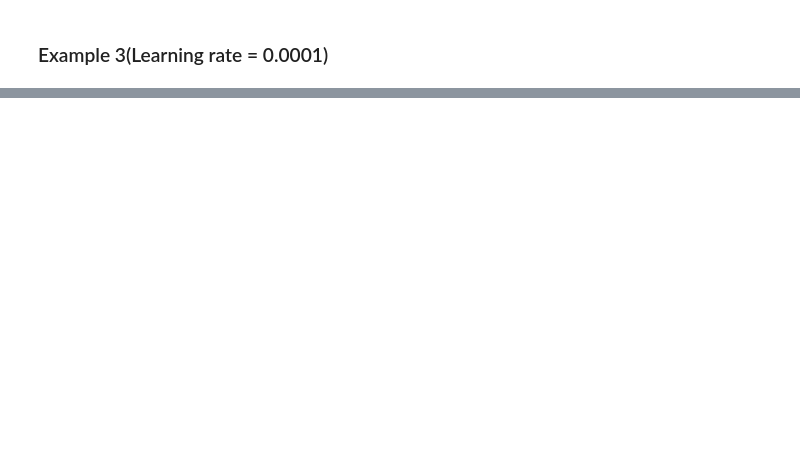
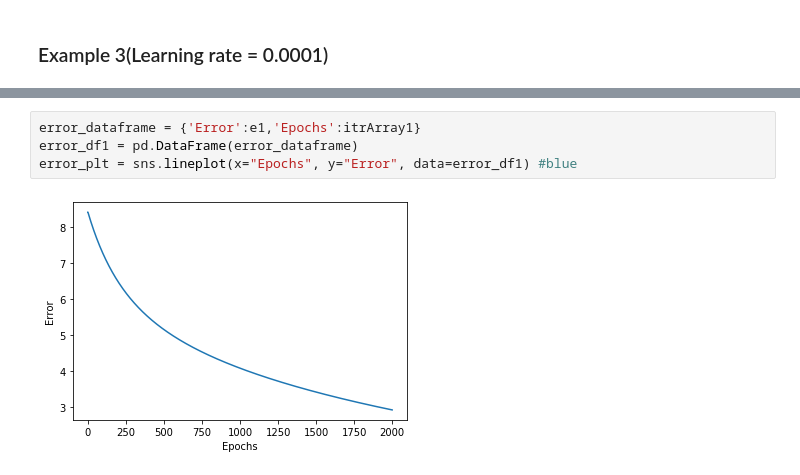
Before and after one commit to Kikumu/Computational-science-practice, a Jupyter notebook: CourseProject/Computational-Science-ACW.ipynb, the cells around one changed output, grey strips where cells are left out. Drawn from its saved outputs; the diff is of its cells as text; blank space fills up the shorter version.

```diff
--- a/CourseProject/Computational-Science-ACW.ipynb
+++ b/CourseProject/Computational-Science-ACW.ipynb
@@ -864,0 +989,6 @@ error_plt = sns.lineplot(x="Epochs", y="Error", data=error_df1) #blue
+# %%
+error_dataframe = {'Error':e1,'Epochs':itrArray1}
+error_df1 = pd.DataFrame(error_dataframe)
+error_plt = sns.lineplot(x="Epochs", y="Error", data=error_df1) #blue
+# %% [output]
+[figure, added]
```
Also changed, not shown: parts of 28 cells of this notebook.
